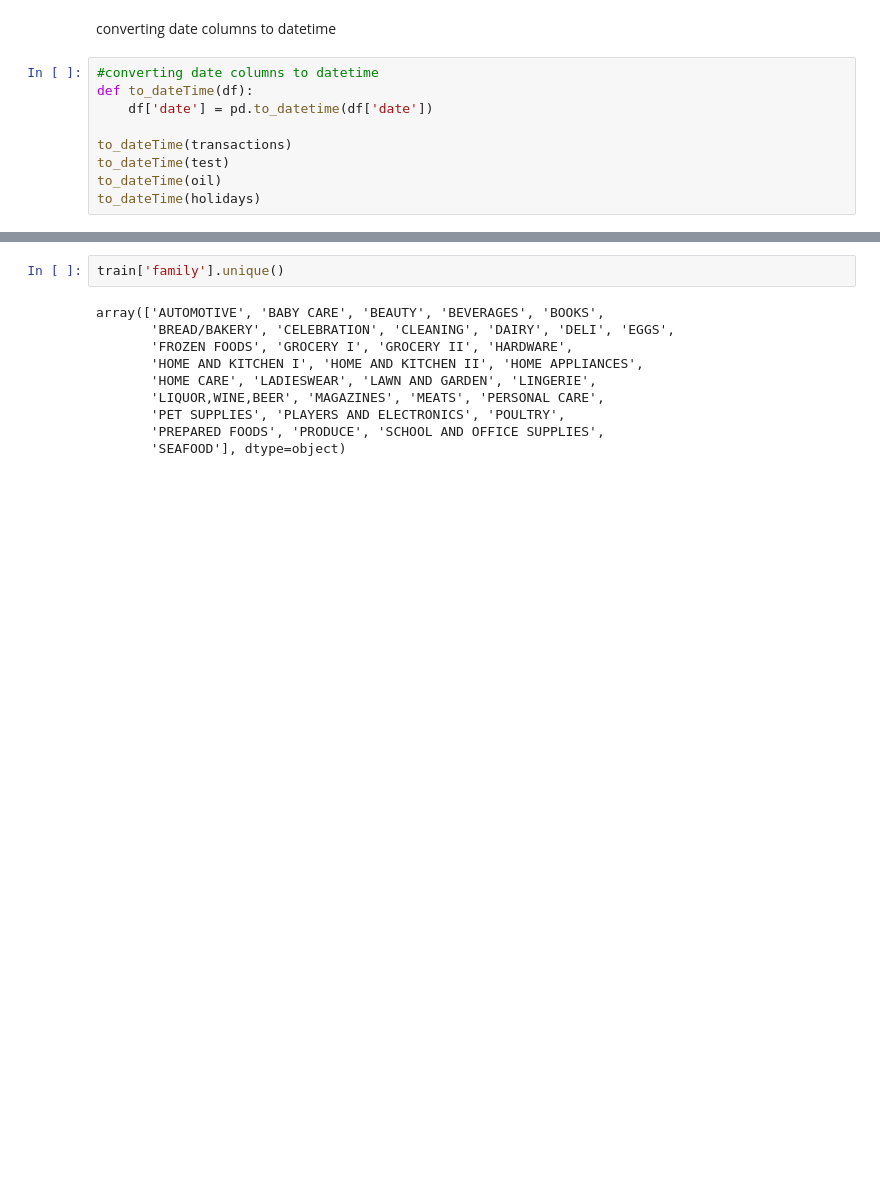
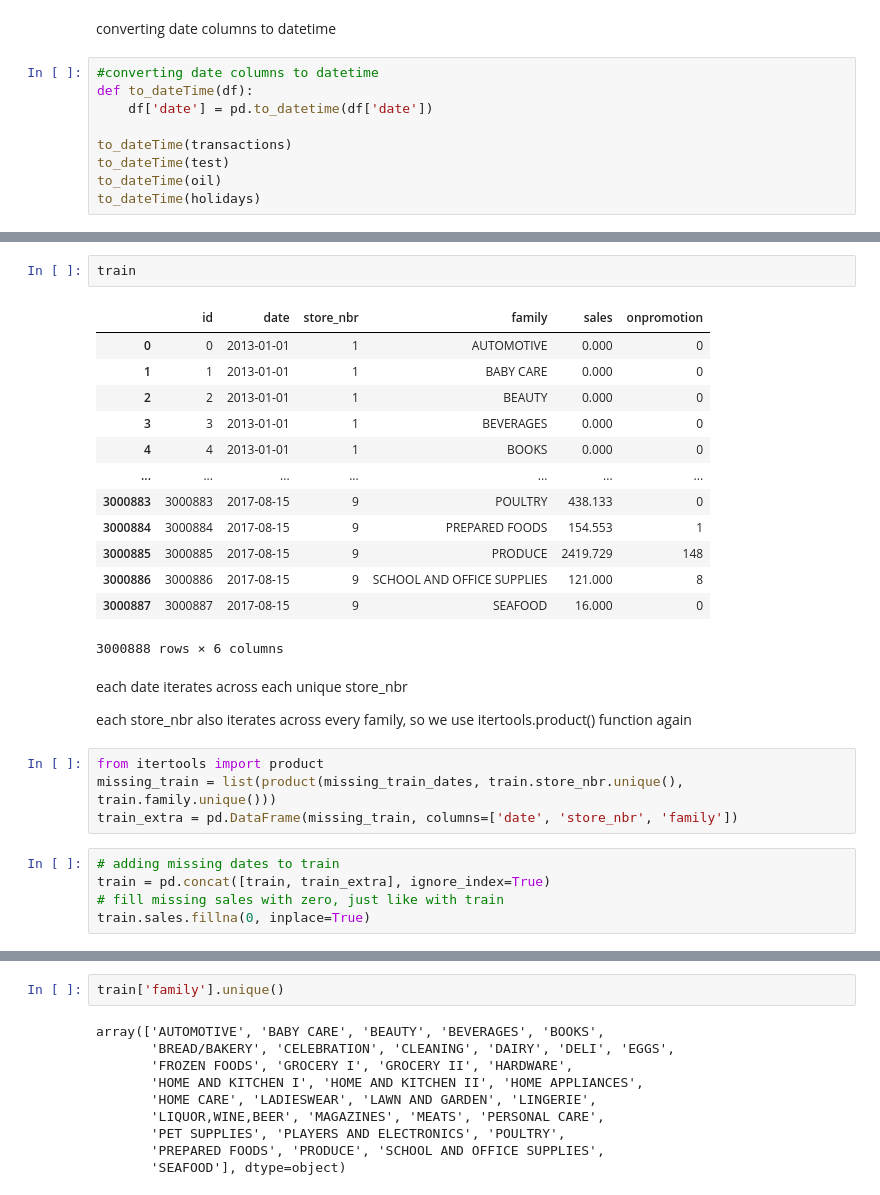
Before and after one commit to ikoghoemmanuell/Time-Series-Forecasting-of-Store-Sales, a Jupyter notebook: teamNice-LP2 - Copy.ipynb, the cells around one changed output, grey strips where cells are left out. Saved outputs shown, nothing was run; the diff lists cells and outputs as text; blank space fills up the shorter version.

Commit message:
still doing missing dates

```diff
--- a/teamNice-LP2 - Copy.ipynb
+++ b/teamNice-LP2 - Copy.ipynb
@@ -150,0 +186,29 @@ to_dateTime(holidays)
+# %%
+train
+# %% [output]
+|  | id | date | store_nbr | family | sales | onpromotion |
+| 0 | 0 | 2013-01-01 | 1 | AUTOMOTIVE | 0.000 | 0 |
+| 1 | 1 | 2013-01-01 | 1 | BABY CARE | 0.000 | 0 |
+| 2 | 2 | 2013-01-01 | 1 | BEAUTY | 0.000 | 0 |
+| 3 | 3 | 2013-01-01 | 1 | BEVERAGES | 0.000 | 0 |
+| 4 | 4 | 2013-01-01 | 1 | BOOKS | 0.000 | 0 |
+| ... | ... | ... | ... | ... | ... | ... |
+| 3000883 | 3000883 | 2017-08-15 | 9 | POULTRY | 438.133 | 0 |
+| 3000884 | 3000884 | 2017-08-15 | 9 | PREPARED FOODS | 154.553 | 1 |
+| 3000885 | 3000885 | 2017-08-15 | 9 | PRODUCE | 2419.729 | 148 |
+| 3000886 | 3000886 | 2017-08-15 | 9 | SCHOOL AND OFFICE SUPPLIES | 121.000 | 8 |
+| 3000887 | 3000887 | 2017-08-15 | 9 | SEAFOOD | 16.000 | 0 |
+3000888 rows × 6 columns
+# %% [markdown]
+each date iterates across each unique store_nbr
+
+each store_nbr also iterates across every family, so we use itertools.product() function again
+# %%
+from itertools import product
+missing_train = list(product(missing_train_dates, train.store_nbr.unique(), train.family.unique()))
+train_extra = pd.DataFrame(missing_train, columns=['date', 'store_nbr', 'family'])
+# %%
+# adding missing dates to train
+train = pd.concat([train, train_extra], ignore_index=True)
+# fill missing sales with zero, just like with train
+train.sales.fillna(0, inplace=True)
```
Also changed, not shown: parts of 35 cells of this notebook.
